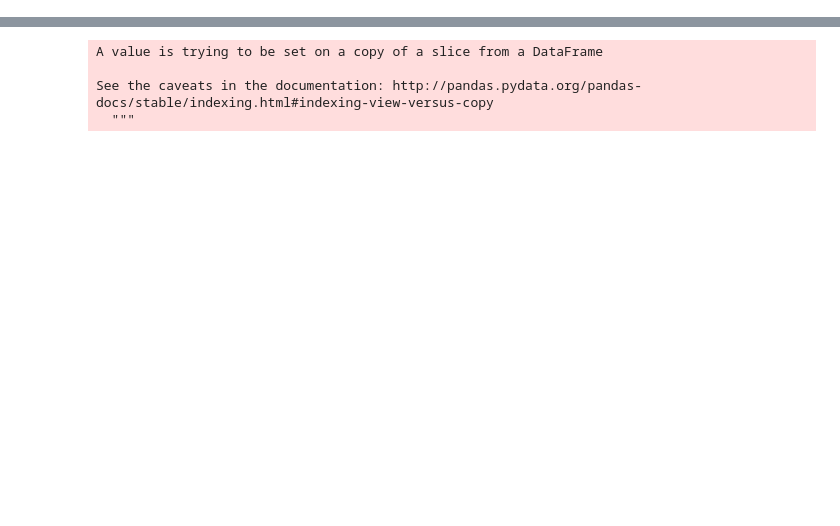
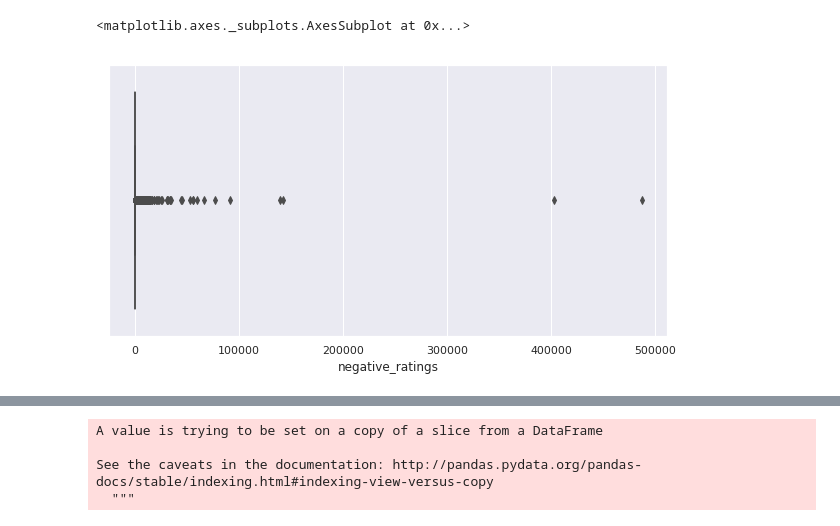
Before and after one commit to ovllya126/UTS_ML2019_ID13307095, a Jupyter notebook: A2.ipynb, the cells around one changed output, grey strips where cells are left out. Saved outputs shown, nothing was run; the diff lists cells and outputs as text; code cells hidden in the pictures; blank space fills up the shorter version.

```diff
--- a/A2.ipynb
+++ b/A2.ipynb
@@ -37,0 +73,6 @@ st['cloud'] =0
+# %%
+plt.figure(figsize=(10,5))
+sns.boxplot(st.negative_ratings)
+# %% [output]
+<matplotlib.axes._subplots.AxesSubplot at 0x...>
+[figure, added]
```
Also changed, not shown: parts of 34 cells of this notebook.
